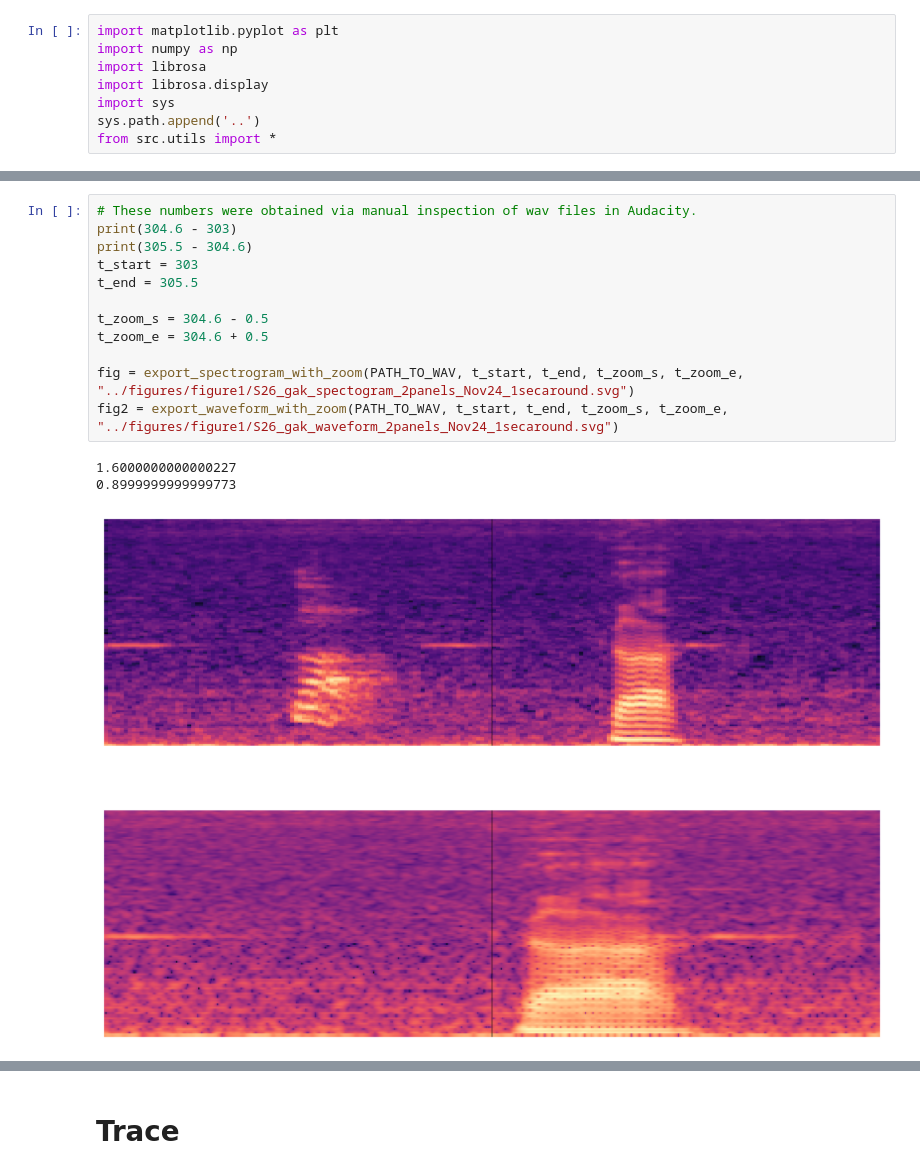
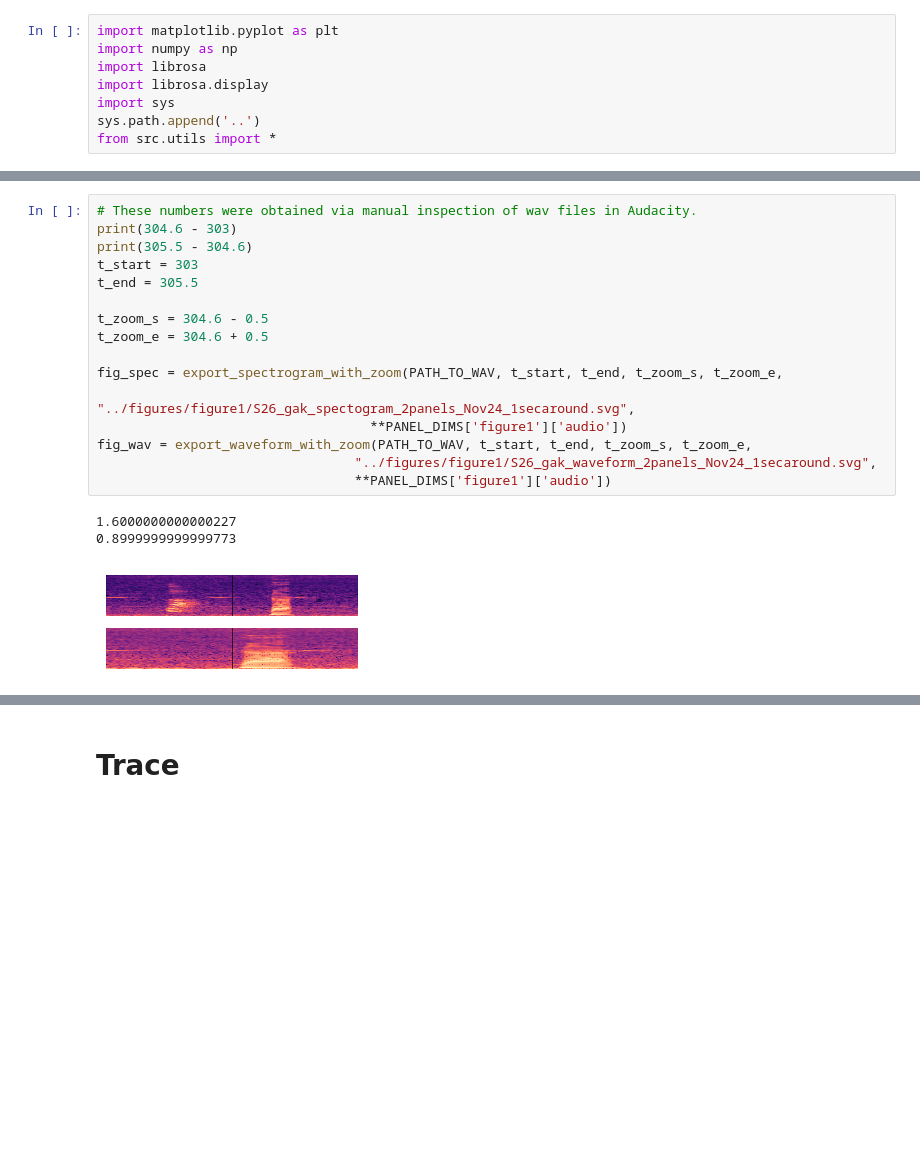
Before and after one commit to AhmedHD1/forced_alignment_4sBCI, a Jupyter notebook: notebooks/01_figure1_illustration.ipynb, the cells around one changed output, grey strips where cells are left out. Drawn from its saved outputs; the diff is of its cells as text; blank space fills up the shorter version.

```diff
--- a/notebooks/01_figure1_illustration.ipynb
+++ b/notebooks/01_figure1_illustration.ipynb
@@ -18,16 +22,20 @@ export_spectrogram(PATH_TO_WAV, t_start, t_end, "../figures/figure1/S26_gak_spec
 # %%
 # These numbers were obtained via manual inspection of wav files in Audacity.
 print(304.6 - 303)
 print(305.5 - 304.6)
 t_start = 303
 t_end = 305.5
 
 t_zoom_s = 304.6 - 0.5
 t_zoom_e = 304.6 + 0.5
 
-fig = export_spectrogram_with_zoom(PATH_TO_WAV, t_start, t_end, t_zoom_s, t_zoom_e, "../figures/figure1/S26_gak_spectogram_2panels_Nov24_1secaround.svg")
-fig2 = export_waveform_with_zoom(PATH_TO_WAV, t_start, t_end, t_zoom_s, t_zoom_e, "../figures/figure1/S26_gak_waveform_2panels_Nov24_1secaround.svg")
+fig_spec = export_spectrogram_with_zoom(PATH_TO_WAV, t_start, t_end, t_zoom_s, t_zoom_e,
+                                   "../figures/figure1/S26_gak_spectogram_2panels_Nov24_1secaround.svg",
+                                   **PANEL_DIMS['figure1']['audio'])
+fig_wav = export_waveform_with_zoom(PATH_TO_WAV, t_start, t_end, t_zoom_s, t_zoom_e,
+                                 "../figures/figure1/S26_gak_waveform_2panels_Nov24_1secaround.svg",
+                                 **PANEL_DIMS['figure1']['audio'])
 # %% [output]
 1.6000000000000227
 0.8999999999999773
-[figure, old version]
+[figure, new version]
```
Also changed, not shown: parts of 5 cells of this notebook, 32 other files.
